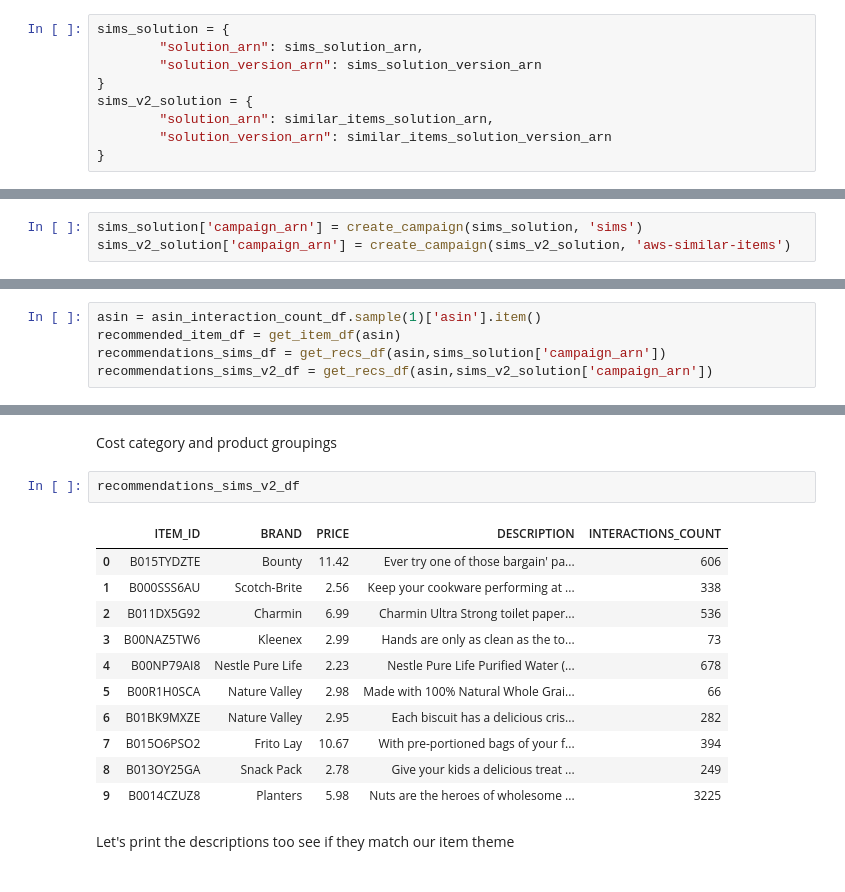
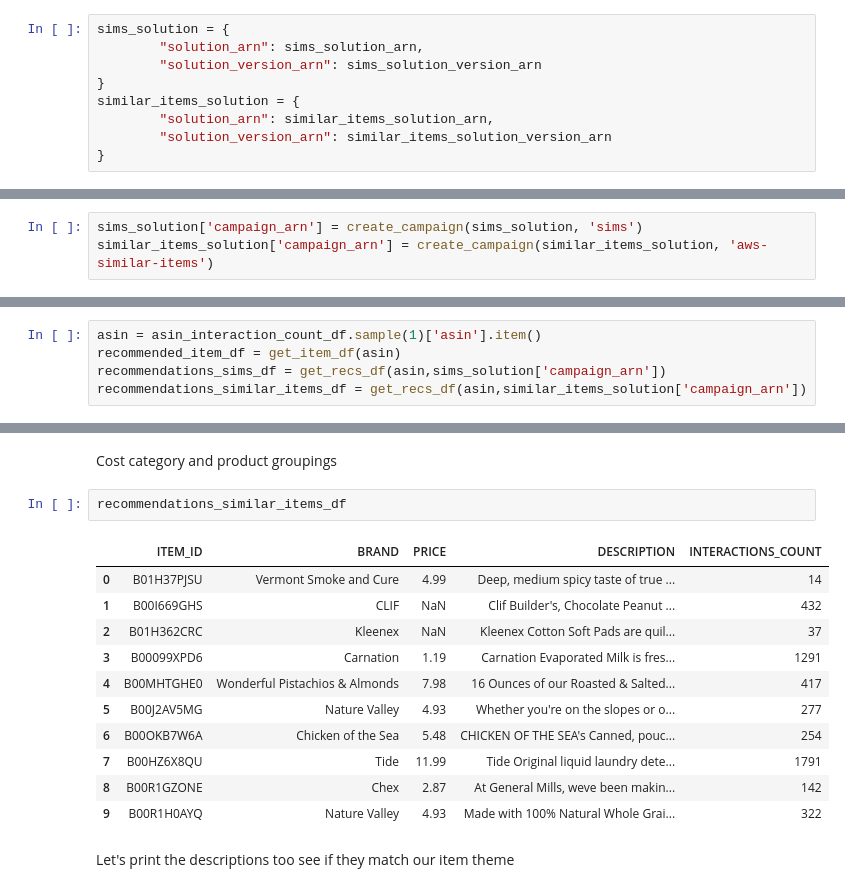
Before and after one commit to aws-samples/amazon-personalize-samples, a Jupyter notebook: next_steps/core_use_cases/related_items/personalize_aws_similar_items_example.ipynb, the cells around one changed output, grey strips where cells are left out. Drawn from its saved outputs; the diff is of its cells as text.

```diff
--- a/next_steps/core_use_cases/related_items/personalize_aws_similar_items_example.ipynb
+++ b/next_steps/core_use_cases/related_items/personalize_aws_similar_items_example.ipynb
@@ -1001,7 +1015,7 @@ sims_solution = {
         "solution_arn": sims_solution_arn,
         "solution_version_arn": sims_solution_version_arn
 }
-sims_v2_solution = {
+similar_items_solution = {
         "solution_arn": similar_items_solution_arn,
         "solution_version_arn": similar_items_solution_version_arn
 }
@@ -1035,5 +1049,5 @@ def waitForCampaign(solution):
 Create a campaign for each of the items similarities recipes, but keep all the other settings the same to demonstrate the impact of the addition of metadata.
 # %%
 sims_solution['campaign_arn'] = create_campaign(sims_solution, 'sims')
-sims_v2_solution['campaign_arn'] = create_campaign(sims_v2_solution, 'aws-similar-items')
+similar_items_solution['campaign_arn'] = create_campaign(similar_items_solution, 'aws-similar-items')
 # %% [output]
@@ -1191,7 +1188,7 @@ asin_interaction_count_df.sample()['asin'].item()
 asin = asin_interaction_count_df.sample(1)['asin'].item()
 recommended_item_df = get_item_df(asin)
 recommendations_sims_df = get_recs_df(asin,sims_solution['campaign_arn'])
-recommendations_sims_v2_df = get_recs_df(asin,sims_v2_solution['campaign_arn'])
+recommendations_similar_items_df = get_recs_df(asin,similar_items_solution['campaign_arn'])
 # %% [output]
 A value is trying to be set on a copy of a slice from a DataFrame.
 Try using .loc[row_indexer,col_indexer] = value instead
@@ -1225,19 +1223,19 @@ recommendations_sims_df
 # %% [markdown]
 Cost category and product groupings
 # %%
-recommendations_sims_v2_df
+recommendations_similar_items_df
 # %% [output]
 |  | ITEM_ID | BRAND | PRICE | DESCRIPTION | INTERACTIONS_COUNT |
-| 0 | B015TYDZTE | Bounty | 11.42 | Ever try one of those bargain' pa... | 606 |
-| 1 | B000SSS6AU | Scotch-Brite | 2.56 | Keep your cookware performing at ... | 338 |
-| 2 | B011DX5G92 | Charmin | 6.99 | Charmin Ultra Strong toilet paper... | 536 |
-| 3 | B00NAZ5TW6 | Kleenex | 2.99 | Hands are only as clean as the to... | 73 |
-| 4 | B00NP79AI8 | Nestle Pure Life | 2.23 | Nestle Pure Life Purified Water (... | 678 |
-| 5 | B00R1H0SCA | Nature Valley | 2.98 | Made with 100% Natural Whole Grai... | 66 |
-| 6 | B01BK9MXZE | Nature Valley | 2.95 | Each biscuit has a delicious cris... | 282 |
-| 7 | B015O6PSO2 | Frito Lay | 10.67 | With pre-portioned bags of your f... | 394 |
-| 8 | B013OY25GA | Snack Pack | 2.78 | Give your kids a delicious treat ... | 249 |
-| 9 | B0014CZUZ8 | Planters | 5.98 | Nuts are the heroes of wholesome ... | 3225 |
+| 0 | B01H37PJSU | Vermont Smoke and Cure | 4.99 | Deep, medium spicy taste of true ... | 14 |
+| 1 | B00I669GHS | CLIF | NaN | Clif Builder's, Chocolate Peanut ... | 432 |
+| 2 | B01H362CRC | Kleenex | NaN | Kleenex Cotton Soft Pads are quil... | 37 |
+| 3 | B00099XPD6 | Carnation | 1.19 | Carnation Evaporated Milk is fres... | 1291 |
+| 4 | B00MHTGHE0 | Wonderful Pistachios & Almonds | 7.98 | 16 Ounces of our Roasted & Salted... | 417 |
+| 5 | B00J2AV5MG | Nature Valley | 4.93 | Whether you're on the slopes or o... | 277 |
+| 6 | B00OKB7W6A | Chicken of the Sea | 5.48 | CHICKEN OF THE SEA's Canned, pouc... | 254 |
+| 7 | B00HZ6X8QU | Tide | 11.99 | Tide Original liquid laundry dete... | 1791 |
+| 8 | B00R1GZONE | Chex | 2.87 | At General Mills, weve been makin... | 142 |
+| 9 | B00R1H0AYQ | Nature Valley | 4.93 | Made with 100% Natural Whole Grai... | 322 |
 # %% [markdown]
 Let's print the descriptions too see if they match our item theme
 # %%
```
Also changed, not shown: parts of 42 cells of this notebook.
